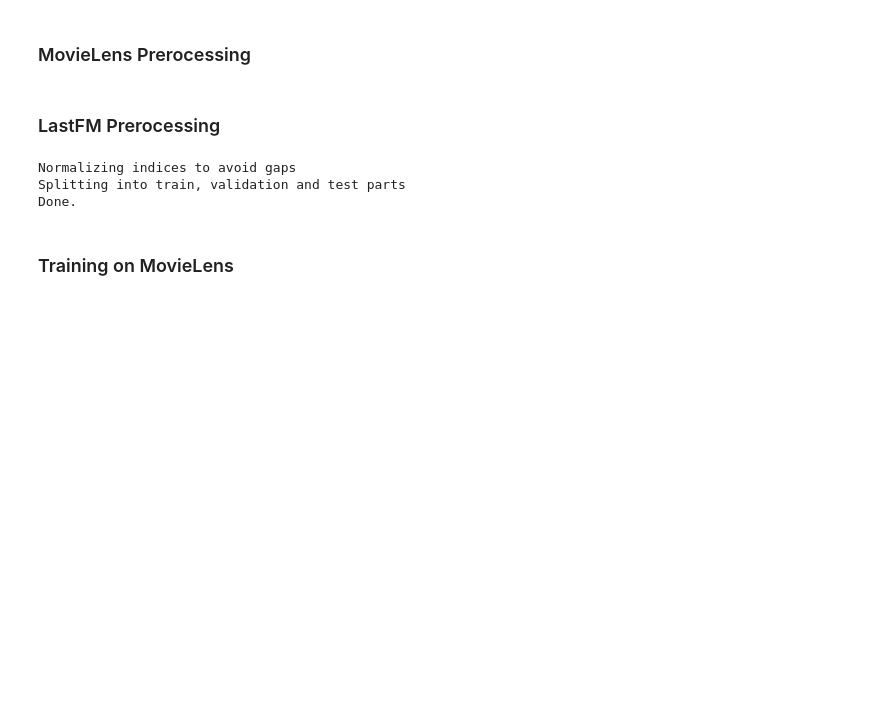
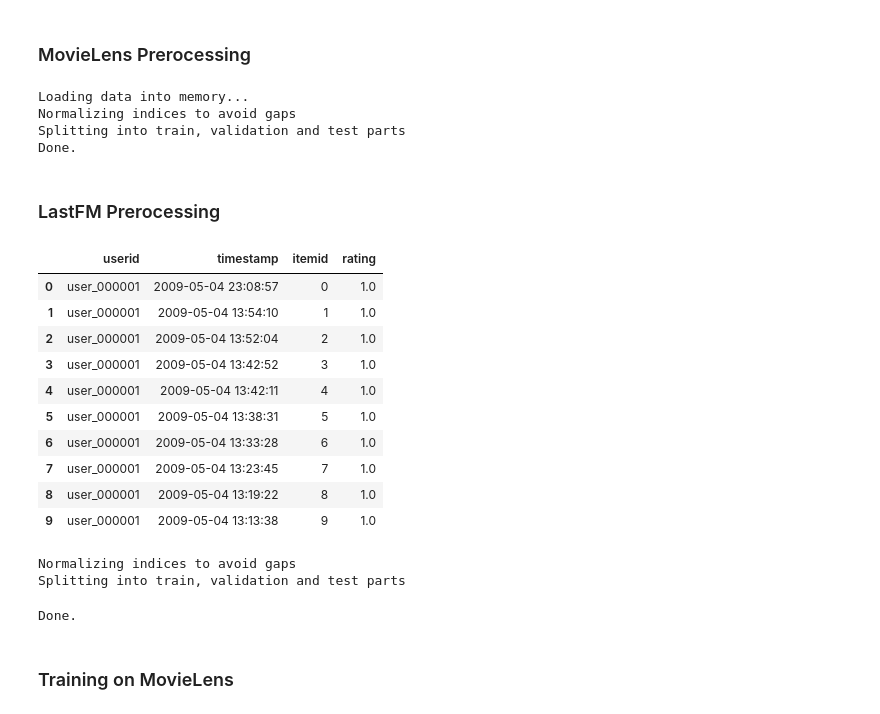
Before and after one commit to enuzhin/SeqRecSys, a Jupyter notebook: main.ipynb, the cells around one changed output. Cells and saved outputs as stored; diff of their text form; code cells hidden in the pictures; blank space fills up the shorter version.

```diff
--- a/main.ipynb
+++ b/main.ipynb
@@ -387,20 +409,25 @@ ml_data = get_movielens_data()
 (ml_train_items, ml_train_mask,ml_train_users),\
 (ml_val_items, ml_val_mask,ml_val_users),\
 (ml_test_items, ml_test_mask,ml_test_users),\
-(train_user_idx, train_item_idx, train_feedback) = get_prepared_data(ml_data)
+(ml_train_user_idx, ml_train_item_idx, ml_train_feedback) = get_prepared_data(ml_data)
 
 # np.save("ml_train_items",ml_train_items)
 # np.save('ml_train_mask',ml_train_mask)
 # np.save('ml_train_users',ml_train_users)
-# np.save('ml_val_items',ml_val_items)
+# np.sarvalve('ml_val_items',ml_val_items)
 # np.save('ml_val_mask',ml_val_mask)
 # np.save('ml_val_users',ml_val_users)
 # np.save('ml_test_items',ml_test_items)
 # np.save('ml_test_mask',ml_test_mask)
 # np.save('ml_test_users',ml_test_users)
-np.save('train_user_idx',train_user_idx)
-np.save('train_item_idx',train_item_idx)
-np.save('train_feedback',train_feedback)
+# np.save('ml_train_user_idx',ml_train_user_idx)
+# np.save('ml_train_item_idx',ml_train_item_idx)
+# np.save('ml_train_feedback',ml_train_feedback)
+# %% [output]
+Loading data into memory...
+Normalizing indices to avoid gaps
+Splitting into train, validation and test parts
+Done.
 # %%
 ml_train_items = np.load("ml_train_items.npy")
 ml_train_mask = np.load("ml_train_mask.npy")
@@ -416,7 +443,7 @@ ml_test_users = np.load("ml_test_users.npy")
 # %%
 import tarfile
 
-def get_lastfm_data():
+def get_lastfm_data(frac = 0.1):
     with tarfile.TarFile("lastfm-dataset-1K.tar") as tfile:
         member = tfile.getmember('lastfm-dataset-1K/userid-timestamp-artid-artname-traid-traname.tsv')
         f = tfile.extractfile(member)
@@ -426,16 +453,38 @@ def get_lastfm_data():
                                   usecols=['userid', 'timestamp','artid','artname','traid','traname'])
         lf_data['timestamp'] = pd.to_datetime(lf_data['timestamp'])
         lf_data['itemid'] = lf_data['traname']
-        lf_data = lf_data[['userid','timestamp','itemid']]
-        #lf_data = lf_data.sample(frac = 0.1)
+        lf_data['rating'] = np.ones(len(lf_data))
+        lf_data = lf_data[['userid','timestamp','itemid','rating']]
+
+        lf_data.itemid = lf_data.groupby('itemid', sort=False).grouper.group_info[0]
+        itemid_max = lf_data.itemid.max()
+        lf_data = lf_data[lf_data.itemid<=itemid_max*frac]
+
         lf_data = lf_data.drop_duplicates(['userid','timestamp','itemid'])
     return lf_data
+# %%
+lf_data = get_lastfm_data()
+# %%
+lf_data[:10]
+# %% [output]
+|  | userid | timestamp | itemid | rating |
+| 0 | user_000001 | 2009-05-04 23:08:57 | 0 | 1.0 |
+| 1 | user_000001 | 2009-05-04 13:54:10 | 1 | 1.0 |
+| 2 | user_000001 | 2009-05-04 13:52:04 | 2 | 1.0 |
+| 3 | user_000001 | 2009-05-04 13:42:52 | 3 | 1.0 |
+| 4 | user_000001 | 2009-05-04 13:42:11 | 4 | 1.0 |
+| 5 | user_000001 | 2009-05-04 13:38:31 | 5 | 1.0 |
+| 6 | user_000001 | 2009-05-04 13:33:28 | 6 | 1.0 |
+| 7 | user_000001 | 2009-05-04 13:23:45 | 7 | 1.0 |
+| 8 | user_000001 | 2009-05-04 13:19:22 | 8 | 1.0 |
+| 9 | user_000001 | 2009-05-04 13:13:38 | 9 | 1.0 |
 # %%
 lf_data = get_lastfm_data()
 
 (lf_train_items, lf_train_mask,lf_train_users),\
 (lf_val_items, lf_val_mask,lf_val_users),\
-(lf_test_items, lf_test_mask,lf_test_users) = get_prepared_data(lf_data,0.1)
+(lf_test_items, lf_test_mask,lf_test_users),\
+(lf_train_user_idx, lf_train_item_idx, lf_train_feedback)= get_prepared_data(lf_data)
 
 np.save("lf_train_items",lf_train_items)
 np.save('lf_train_mask',lf_train_mask)
@@ -446,10 +495,13 @@ np.save('lf_val_users',lf_val_users)
 np.save('lf_test_items',lf_test_items)
 np.save('lf_test_mask',lf_test_mask)
 np.save('lf_test_users',lf_test_users)
+np.save('lf_train_user_idx',lf_train_user_idx)
+np.save('lf_train_item_idx',lf_train_item_idx)
+np.save('lf_train_feedback',lf_train_feedback)
 # %% [output]
 Normalizing indices to avoid gaps
 Splitting into train, validation and test parts
-Done.
+Done.
 # %%
 lf_train_items = np.load("lf_train_items.npy")
 lf_train_mask = np.load("lf_train_mask.npy")
```
Also changed, not shown: parts of 37 cells of this notebook, 1 other file.
